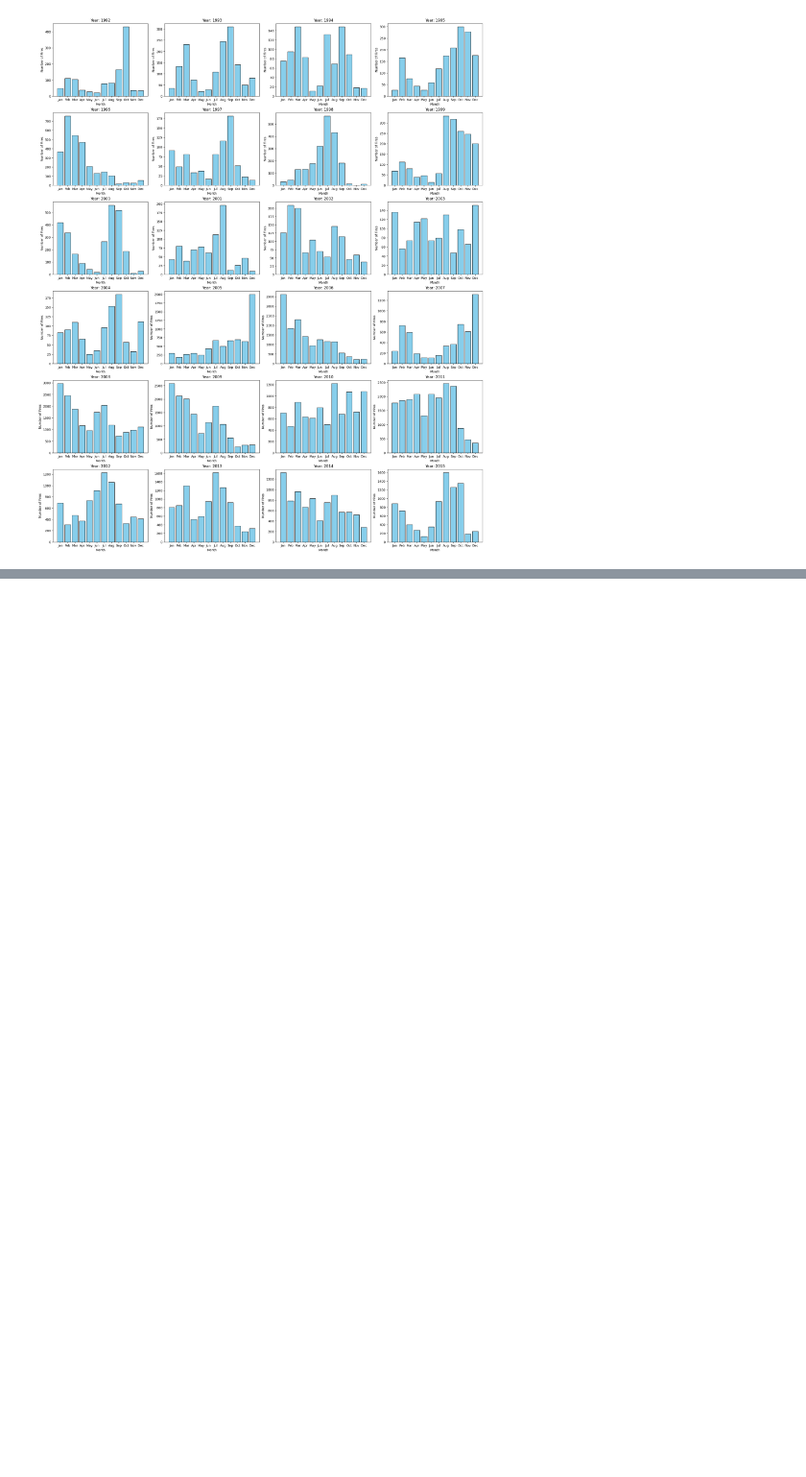
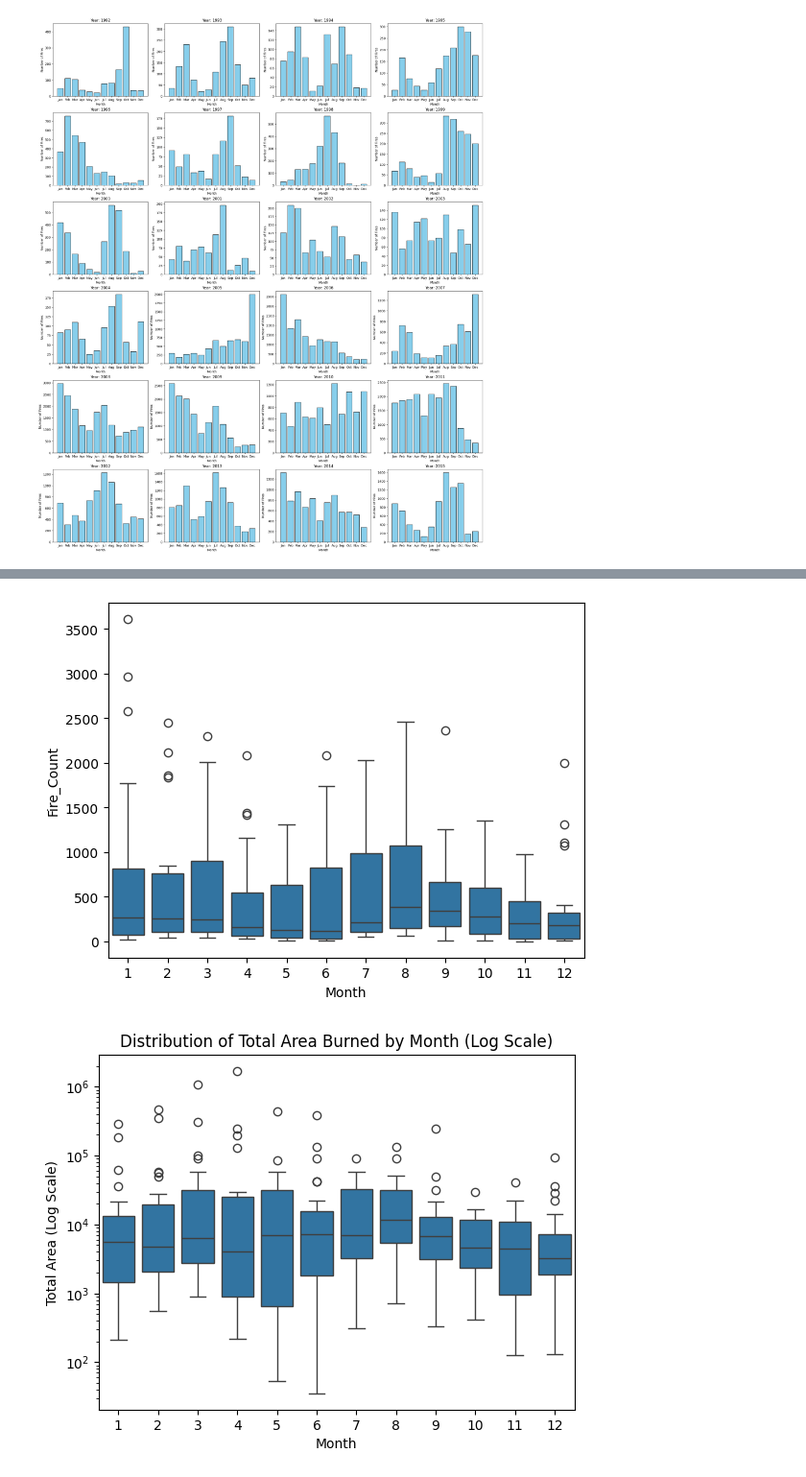
Before and after one commit to J0bster/forestfires_usa, a Jupyter notebook: Job/plot.ipynb, the cells around one changed output, grey strips where cells are left out. Shown at 96% size. Saved outputs shown, nothing was run; the diff lists cells and outputs as text; code cells hidden in the pictures; blank space fills up the shorter version.

```diff
--- a/Job/plot.ipynb
+++ b/Job/plot.ipynb
@@ -132,0 +81,19 @@ plt.show()
+# %%
+sns.boxplot(data=monthly_fires, x='Month', y='Fire_Count')
+
+plt.show()
+import seaborn as sns
+import matplotlib.pyplot as plt
+
+sns.boxplot(data=monthly_area, x='Month', y='Total_Area')
+
+plt.yscale('log')
+
+plt.title('Distribution of Total Area Burned by Month (Log Scale)')
+plt.xlabel('Month')
+plt.ylabel('Total Area (Log Scale)')
+
+plt.show()
+# %% [output]
+[figure, added]
+[figure, added]
```
Also changed, not shown: parts of 10 cells of this notebook, 4 other files.
